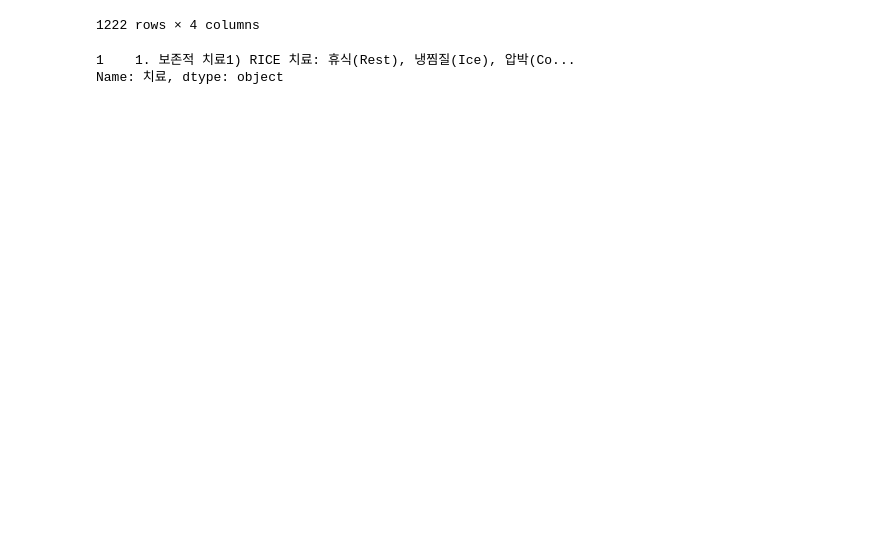
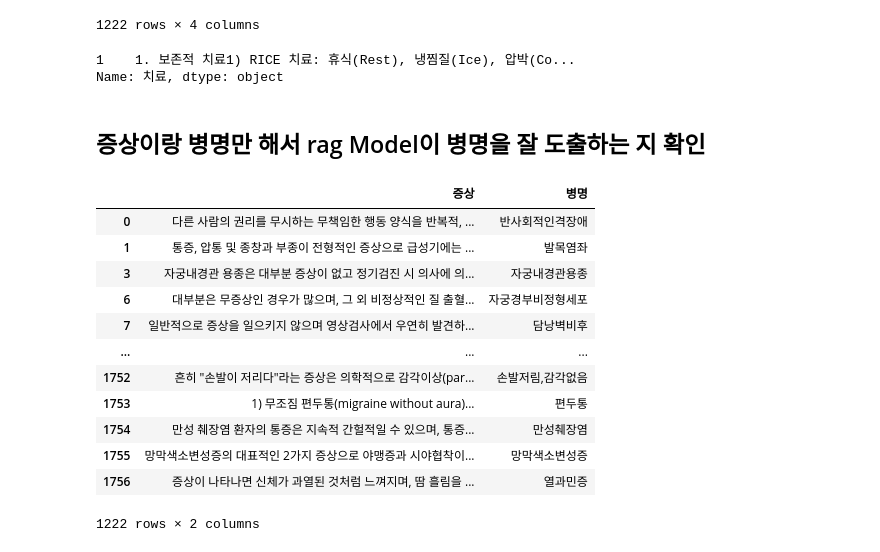
Before and after one commit to jms0522/Medical-project, a Jupyter notebook: postgresql/naverprocessing.ipynb, the cells around one changed output. Drawn from its saved outputs; the diff is of its cells as text; code cells hidden in the pictures; blank space fills up the shorter version.

```diff
--- a/postgresql/ss.ipynb
+++ b/postgresql/naverprocessing.ipynb
@@ -102,0 +111,22 @@ Name: 치료, dtype: object
+# %% [markdown]
+## 증상이랑 병명만 해서 rag Model이 병명을 잘 도출하는 지 확인
+# %%
+df_two = dfc_clean.copy()
+# %%
+df_two = df_two[['증상','병명']]
+# %%
+df_two
+# %% [output]
+|  | 증상 | 병명 |
+| 0 | 다른 사람의 권리를 무시하는 무책임한 행동 양식을 반복적, ... | 반사회적인격장애 |
+| 1 | 통증, 압통 및 종창과 부종이 전형적인 증상으로 급성기에는 ... | 발목염좌 |
+| 3 | 자궁내경관 용종은 대부분 증상이 없고 정기검진 시 의사에 의... | 자궁내경관용종 |
+| 6 | 대부분은 무증상인 경우가 많으며, 그 외 비정상적인 질 출혈... | 자궁경부비정형세포 |
+| 7 | 일반적으로 증상을 일으키지 않으며 영상검사에서 우연히 발견하... | 담낭벽비후 |
+| ... | ... | ... |
+| 1752 | 흔히 "손발이 저리다"라는 증상은 의학적으로 감각이상(par... | 손발저림,감각없음 |
+| 1753 | 1) 무조짐 편두통(migraine without aura)... | 편두통 |
+| 1754 | 만성 췌장염 환자의 통증은 지속적 간헐적일 수 있으며, 통증... | 만성췌장염 |
+| 1755 | 망막색소변성증의 대표적인 2가지 증상으로 야맹증과 시야협착이... | 망막색소변성증 |
+| 1756 | 증상이 나타나면 신체가 과열된 것처럼 느껴지며, 땀 흘림을 ... | 열과민증 |
+1222 rows × 2 columns
```
Also changed, not shown: parts of 7 cells of this notebook, 1 other file.
